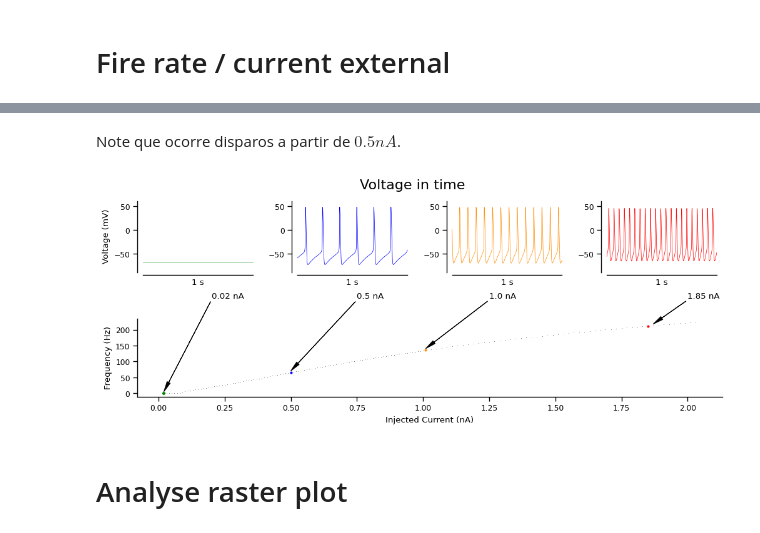
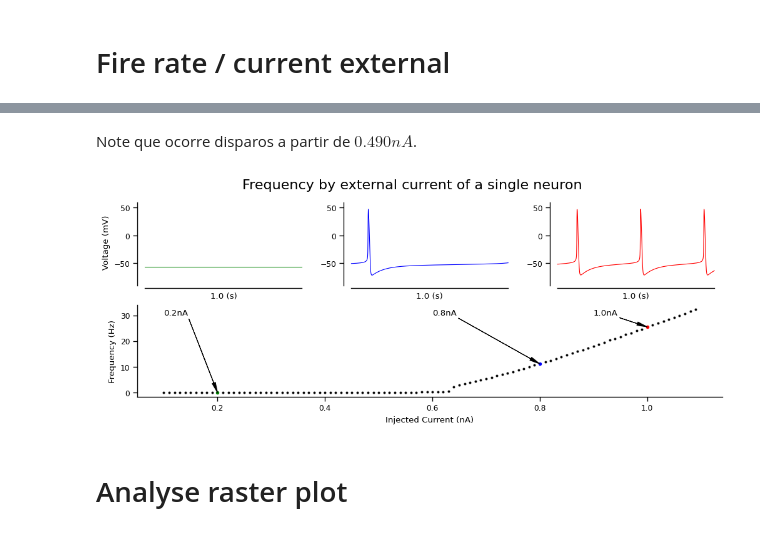
Before and after one commit to FernandoSBorges/chimeras, a Jupyter notebook: notebooks/load_data.ipynb, the cells around one changed output, grey strips where cells are left out. Saved outputs shown, nothing was run; the diff lists cells and outputs as text; code cells hidden in the pictures.

Commit message:
Figures a single neuron potential and F/I_ext

```diff
--- a/notebooks/load_data.ipynb
+++ b/notebooks/load_data.ipynb
@@ -12,11 +73,11 @@ sns.set_context('paper')
 # %%
 rates, currents, CV, v_soma = [], [], {}, {}
 
-for batch_number in range(1,21):
+for batch_number in range(1,26):
     batch_number = str(batch_number).zfill(4)
 
-    for current in range(5):
-        with open(f'../data3/v1_batch{batch_number}/v1_batch{batch_number}_0_{current}_data.pkl', 'rb') as f:
+    for current in range(4):
+        with open(f'../data1/v1_batch{batch_number}/v1_batch{batch_number}_0_{current}_data.pkl', 'rb') as f:
             data = pickle.load(f)
         amp = data['simConfig']['IClamp0']['amp']
         time = data['simData']['t']
@@ -24,28 +85,28 @@ for batch_number in range(1,21):
         v_soma[amp] = data['simData']['V_soma']['cell_0']
 
 
-        with open(f'../data3/v1_batch{batch_number}/v1_batch{batch_number}_0_{current}_rate.json', 'rb') as f:
+        with open(f'../data1/v1_batch{batch_number}/v1_batch{batch_number}_0_{current}_rate.json', 'rb') as f:
             rate = json.load(f)
         rates.append(np.mean(rate['statData']))
 
-        with open(f'../data3/v1_batch{batch_number}/v1_batch{batch_number}_0_{current}_CV.json', 'rb') as f:
+        with open(f'../data1/v1_batch{batch_number}/v1_batch{batch_number}_0_{current}_CV.json', 'rb') as f:
             cv = json.load(f)
         CV[amp] = np.mean(cv['statData'])
 
-for batch_number in range(1,14):
+for batch_number in range(1,26):
     batch_number = str(batch_number).zfill(4)
 
     for current in range(4):
-        with open(f'../data3/v2_batch{batch_number}/v2_batch{batch_number}_0_{current}_data.pkl', 'rb') as f:
+        with open(f'../data1/v1_batch{batch_number}/v1_batch{batch_number}_0_{current}_data.pkl', 'rb') as f:
             data = pickle.load(f)
         amp = data['simConfig']['IClamp0']['amp']
         currents.append(amp)
         v_soma[amp] = data['simData']['V_soma']['cell_0']
 
-        with open(f'../data3/v2_batch{batch_number}/v2_batch{batch_number}_0_{current}_rate.json', 'rb') as f:
+        with open(f'../data1/v1_batch{batch_number}/v1_batch{batch_number}_0_{current}_rate.json', 'rb') as f:
             rate = json.load(f)
         rates.append(np.mean(rate['statData']))
 
-        with open(f'../data3/v2_batch{batch_number}/v2_batch{batch_number}_0_{current}_CV.json', 'rb') as f:
+        with open(f'../data1/v1_batch{batch_number}/v1_batch{batch_number}_0_{current}_CV.json', 'rb') as f:
             cv = json.load(f)
         CV[amp] = np.mean(cv['statData'])
@@ -107,4 +113,4 @@ plt.show()
 # %%
-for i in range(20):
+for i in range(38,50):
     print(f'({currents[i]:.3f} nA, {rates[i]:.3f} Hz)')
 # %% [output]
@@ -131,77 +129,76 @@ for i in range(20):
 # %% [markdown]
-Note que ocorre disparos a partir de $0.5nA$.
+Note que ocorre disparos a partir de $0.490nA$.
 # %%
 import matplotlib.pyplot as plt
 from matplotlib.gridspec import GridSpec
 
 fig = plt.figure(layout="constrained", figsize=(10,4))
-gs = GridSpec(2, 4, figure=fig,) #height_ratios=)
+title = 'Frequency by external current of a single neuron'
+fig.suptitle(title)
+gs = GridSpec(2, 3, figure=fig,) #height_ratios=)
 
 # voltage plot
 ax0 = fig.add_subplot(gs[0, 0])
 ax1 = fig.add_subplot(gs[0, 1])
 ax2 = fig.add_subplot(gs[0, 2])
-ax3 = fig.add_subplot(gs[0, 3])
-ax = [ax0,ax1,ax2,ax3]
+ax = [ax0,ax1,ax2]
 #sns.lineplot(x = time[-1000:], y = v_soma[0.02][-1000:], color='green', ax=ax0, linewidth=2)
 
-amps = [0.02, 0.5, 1.0, 1.85]
-color = ['green','blue','darkorange','red']
+amps = [0.5, 0.8, 1]
+color = ['green','blue','red']
 ax0.set_ylabel('Voltage (mV)')
 
 for i, axis in enumerate(ax):
-    t = np.array(time[-1000:])
-    v = np.array(v_soma[amps[i]][-1000:])
-    sns.lineplot(x = t, y = v, color=color[i], ax=axis, linewidth=0.5)
+    t_trans = 1000
+    t = np.array(time[-t_trans:])
+    v = np.array(v_soma[amps[i]][-t_trans:])
+    sns.lineplot(x = t, y = v, color=color[i], ax=axis, linewidth=0.8)
 
     axis.set_ylim(-95, 70)
     axis.spines['right'].set_visible(False)
     axis.spines['top'].set_visible(False)
-    axis.set_xlabel('1 s')
+    axis.set_xlabel(f'{t_trans/10**3} (s)')
     axis.set_xticklabels(['','',''])
     axis.set_xticks([], major=True)
 
     axis.spines.bottom.set_bounds(t.min(), t.max())
     axis.spines.left.set_bounds(-90, 60)
 
 
 # frequency/current plot
 ax5 = fig.add_subplot(gs[1, :])
 #ax5.set_ylim(-90, 50)
 #sns.lineplot(x = time[-100:], y = v_soma[0.02][-100:], color='green', ax=ax5, linewidth=2)
 arrowprops = dict(facecolor='black', width=0.009 , headwidth=4)
-delta = 5
+#delta = 5
 
-#ax.annotate('local max', xy=(2, 1), xytext=(3, 1.5), arrowprops=dict(facecolor='black', shrink=0.005))
-sns.scatterplot(x = currents, y = rates, color='black', s=0.4, ax=ax5)
+sns.scatterplot(x = currents, y = rates, color='black', s=8, ax=ax5)
 
-sns.scatterplot(x = currents[:1], y = rates[:1], color='green', s=15, ax=ax5)
-ax5.annotate('0.02 nA', xy=( currents[0], rates[0]+delta), xytext=(0.2, 300), arrowprops=arrowprops)
+ax5.scatter(x = currents[10:11], y=rates[10:11], color='green', s=10)
+ax5.annotate(f'{currents[10]}nA', xy=(currents[10], rates[10]), xytext=(0.1, 30), arrowprops=arrowprops)
 
-sns.scatterplot(x = currents[48:49], y = rates[48:49], color='blue', s=10, ax=ax5)
-ax5.annotate('0.5 nA', xy=( currents[48], rates[48]+delta), xytext=(0.75, 300), arrowprops=arrowprops)
+ax5.scatter(x = currents[70:71], y=rates[70:71], color='blue', s=10)
+ax5.annotate(f'{currents[70]}nA', xy=(currents[70], rates[70]), xytext=(0.60, 30), arrowprops=arrowprops)
 
-sns.scatterplot(x = currents[99:100], y = rates[99:100], color='darkorange', s=10, ax=ax5)
-ax5.annotate('1.0 nA', xy=( currents[99], rates[99]+delta), xytext=(1.25, 300), arrowprops=arrowprops)
+ax5.scatter(x = currents[90:91], y=rates[90:91], color='red', s=10)
+ax5.annotate(f'{currents[90]}nA', xy=(currents[90], rates[90]), xytext=(0.90, 30), arrowprops=arrowprops)
 
-sns.scatterplot(x = currents[142:143], y = rates[142:143], color='red', s=10, ax=ax5)
-ax5.annotate('1.85 nA', xy=(currents[143], rates[143]+delta), xytext=(2., 300), arrowprops=arrowprops)
 
 ax5.set_ylabel('Frequency (Hz)')
 ax5.set_xlabel('Injected Current (nA)')
 ax5.spines['right'].set_visible(False)
 ax5.spines['top'].set_visible(False)
 
-fig.suptitle('Voltage in time', fontsize=16)
+fig.suptitle(title, fontsize=16)
 #format_axes(fig)
 
 path_figures = '../figures/'
-fname = f'Voltage in time one Neuron'.replace(' ','_')
+fname = title.replace(' ','_')
 plt.savefig(path_figures + fname + '.png')
 
 plt.show()
 # %% [output]
-[figure, old version]
+[figure, new version]
 # %% [markdown]
 # Analyse raster plot
 # %%
```
Also changed, not shown: parts of 21 cells of this notebook, 11 other files.
